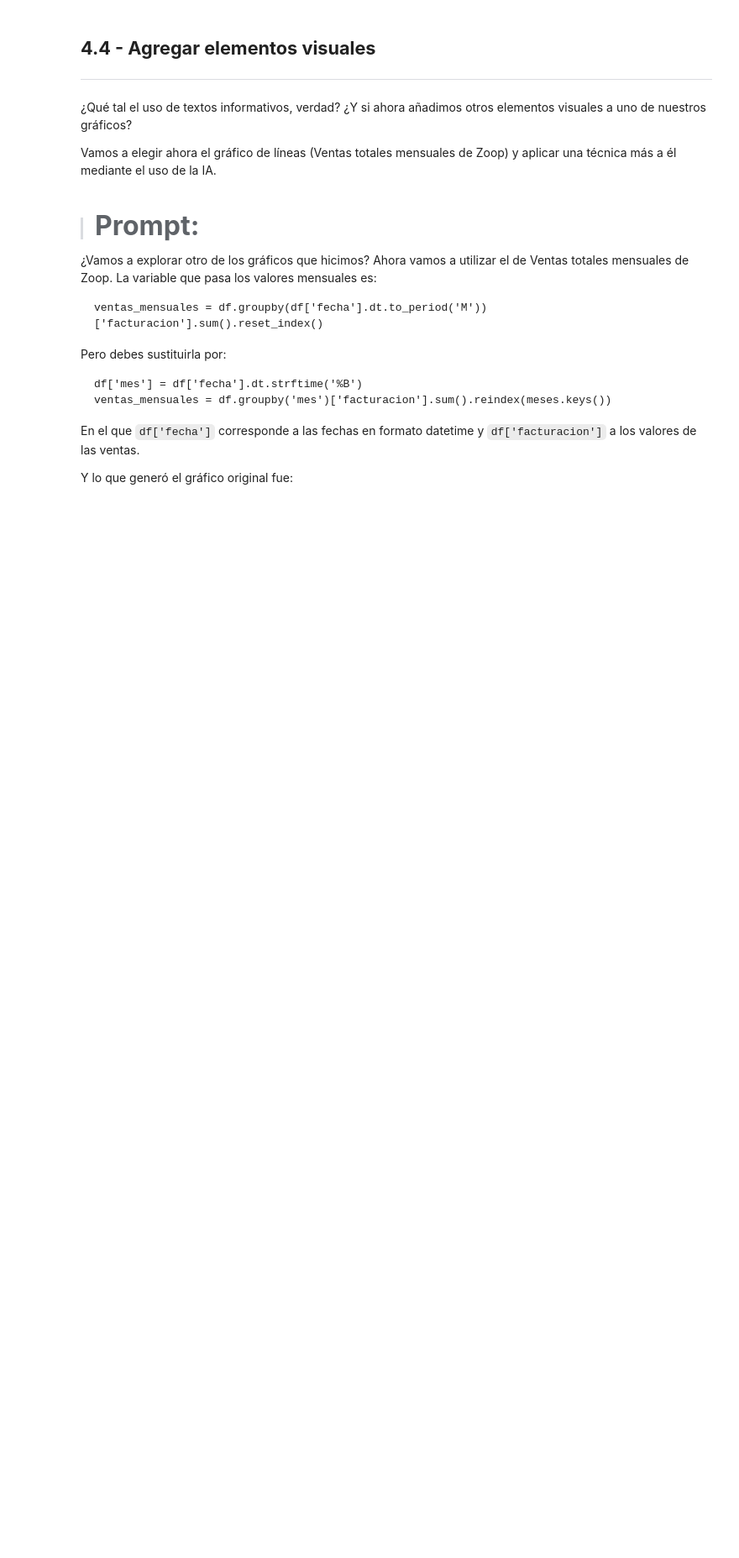
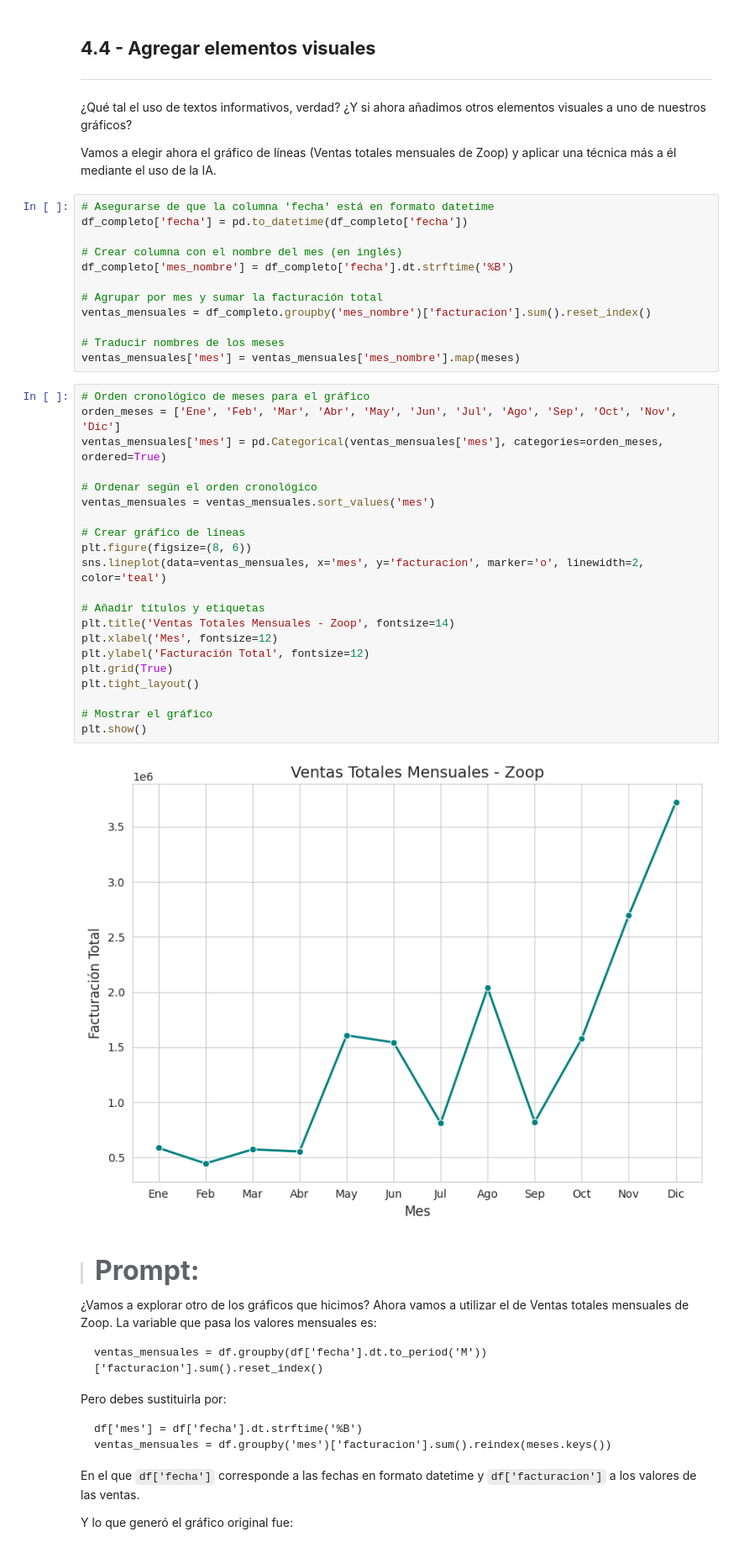
Before and after one commit to diego2003-her14/cursos-alura-ciencia-de-datos, a Jupyter notebook: IA_aplicada_a_ciencia_de_datos.ipynb, the cells around one changed output. Shown at 84% size. Cells and saved outputs as stored; diff of their text form; blank space fills up the shorter version.

```diff
--- a/IA_aplicada_a_ciencia_de_datos.ipynb
+++ b/IA_aplicada_a_ciencia_de_datos.ipynb
@@ -1183,6 +1292,41 @@ Aprovechamos el área útil para presentar una *idea* que tuvimos al describir l
 ¿Qué tal el uso de textos informativos, verdad? ¿Y si ahora añadimos otros elementos visuales a uno de nuestros gráficos?
 
 Vamos a elegir ahora el gráfico de líneas (Ventas totales mensuales de Zoop) y aplicar una técnica más a él mediante el uso de la IA.
+# %%
+# Asegurarse de que la columna 'fecha' está en formato datetime
+df_completo['fecha'] = pd.to_datetime(df_completo['fecha'])
+
+# Crear columna con el nombre del mes (en inglés)
+df_completo['mes_nombre'] = df_completo['fecha'].dt.strftime('%B')
+
+# Agrupar por mes y sumar la facturación total
+ventas_mensuales = df_completo.groupby('mes_nombre')['facturacion'].sum().reset_index()
+
+# Traducir nombres de los meses
+ventas_mensuales['mes'] = ventas_mensuales['mes_nombre'].map(meses)
+# %%
+# Orden cronológico de meses para el gráfico
+orden_meses = ['Ene', 'Feb', 'Mar', 'Abr', 'May', 'Jun', 'Jul', 'Ago', 'Sep', 'Oct', 'Nov', 'Dic']
+ventas_mensuales['mes'] = pd.Categorical(ventas_mensuales['mes'], categories=orden_meses, ordered=True)
+
+# Ordenar según el orden cronológico
+ventas_mensuales = ventas_mensuales.sort_values('mes')
+
+# Crear gráfico de líneas
+plt.figure(figsize=(8, 6))
+sns.lineplot(data=ventas_mensuales, x='mes', y='facturacion', marker='o', linewidth=2, color='teal')
+
+# Añadir títulos y etiquetas
+plt.title('Ventas Totales Mensuales - Zoop', fontsize=14)
+plt.xlabel('Mes', fontsize=12)
+plt.ylabel('Facturación Total', fontsize=12)
+plt.grid(True)
+plt.tight_layout()
+
+# Mostrar el gráfico
+plt.show()
+# %% [output]
+[figure, added]
 # %% [markdown]
 > #### <strong><font color="7b71ff" size =6>Prompt:</font></strong>
 
```
Also changed, not shown: parts of 14 cells of this notebook.
